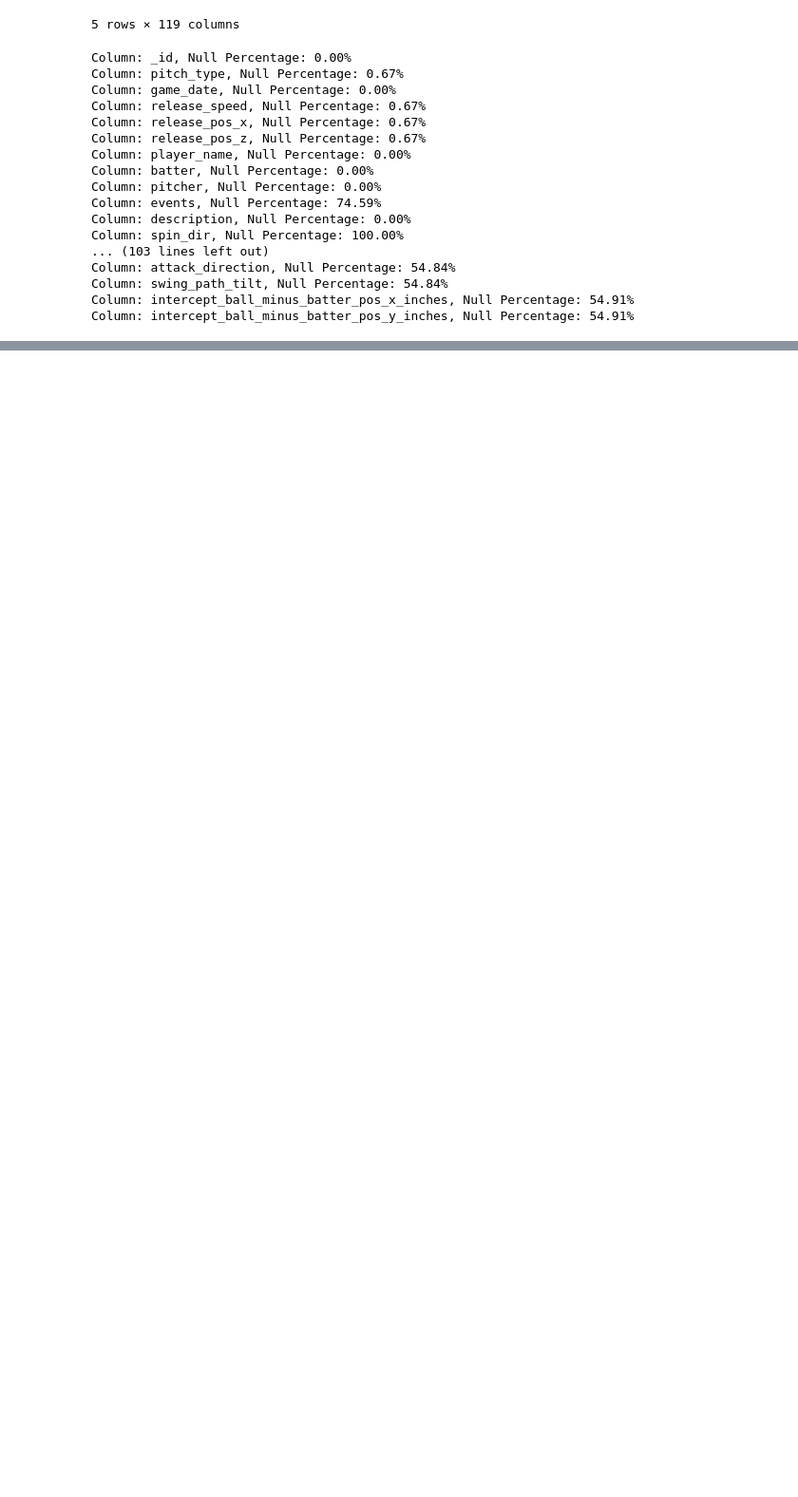
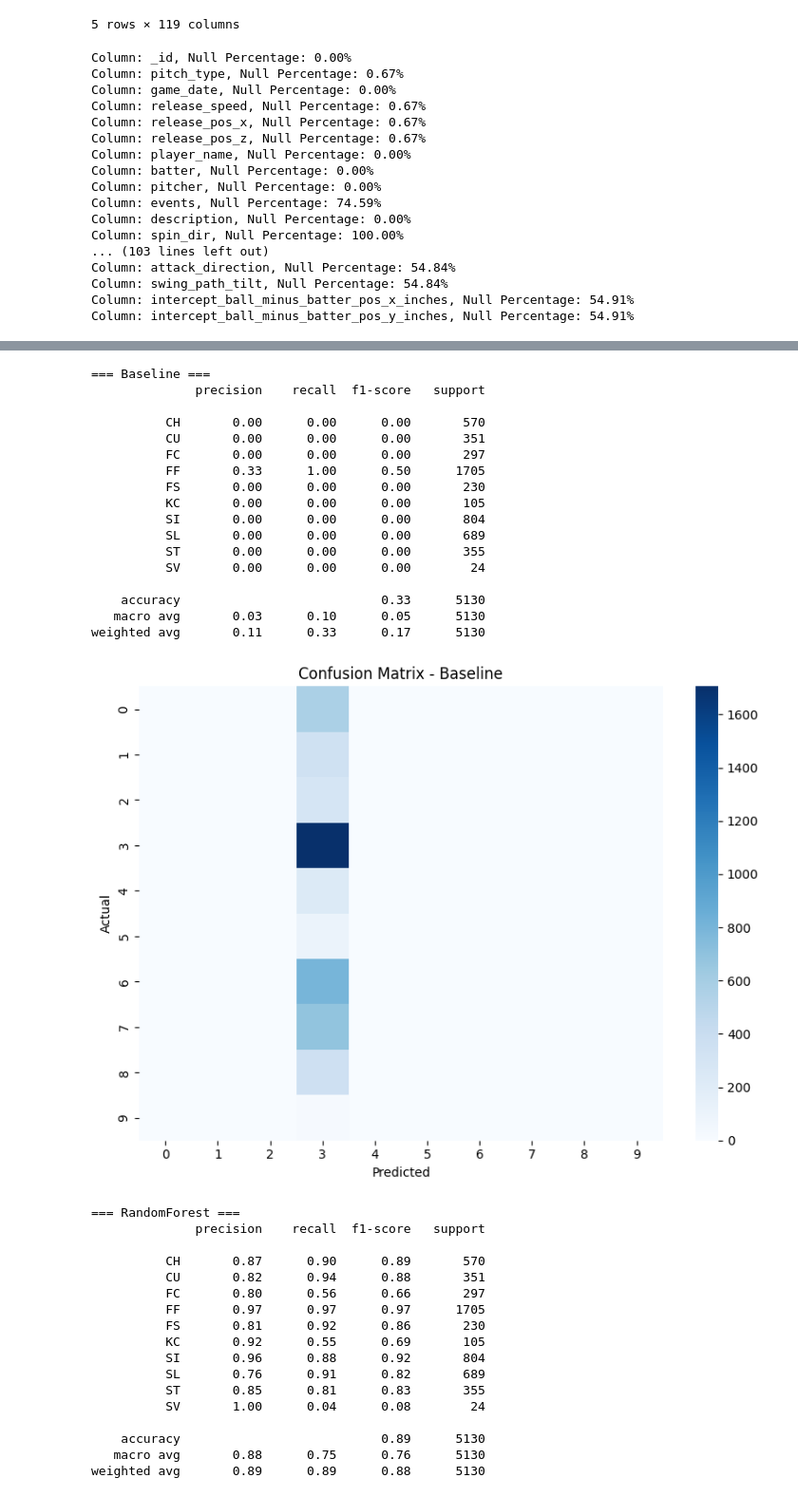
Before and after one commit to Eli-V-14/baseball-pitch-prediction-model, a Jupyter notebook: backend/data_analysis.ipynb, the cells around one changed output, grey strips where cells are left out. Shown at 95% size. Saved outputs shown, nothing was run; the diff lists cells and outputs as text; code cells hidden in the pictures; blank space fills up the shorter version.

Commit message:
Creating baseball pred model

```diff
--- a/backend/data_analysis.ipynb
+++ b/backend/data_analysis.ipynb
@@ -19,11 +45,11 @@ Installing collected packages: dnspython, pymongo
 Successfully installed dnspython-2.8.0 pymongo-4.16.0
 Note: you may need to restart the kernel to use updated packages.
 # %%
-from pymongo import MongoClient
+# Connecting to MongoDB and accessing the database and collection
+load_dotenv()
+CONNECTION_STRING = os.getenv("MONGO_CONNECTION_STRING")
 
-# Connecting to MongoDB and accessing the database and collection
-URL = f"mongodb+srv://eli-vang:k8aQiTt6wrrqSe@cluster0.1lvb0s3.mongodb.net/final_project"
-client = MongoClient(URL)
+client = MongoClient(CONNECTION_STRING)
 db = client["final_project"]
 collection = db["savant"]
 # %%
@@ -106,0 +394,51 @@ features = [
+# %%
+class_names = list(label_encoder.classes_)
+
+for model_name, y_hat in preds.items():
+    print(f"\n=== {model_name} ===")
+    print(classification_report(y_test, y_hat, target_names=class_names, zero_division=0))
+
+    cm = confusion_matrix(y_test, y_hat)
+    plt.figure(figsize=(8, 6))
+    sns.heatmap(cm, annot=False, cmap="Blues")
+    plt.title(f"Confusion Matrix - {model_name}")
+    plt.xlabel("Predicted")
+    plt.ylabel("Actual")
+    plt.tight_layout()
+    plt.show()
+# %% [output]
+=== Baseline ===
+              precision    recall  f1-score   support
+
+          CH       0.00      0.00      0.00       570
+          CU       0.00      0.00      0.00       351
+          FC       0.00      0.00      0.00       297
+          FF       0.33      1.00      0.50      1705
+          FS       0.00      0.00      0.00       230
+          KC       0.00      0.00      0.00       105
+          SI       0.00      0.00      0.00       804
+          SL       0.00      0.00      0.00       689
+          ST       0.00      0.00      0.00       355
+          SV       0.00      0.00      0.00        24
+
+    accuracy                           0.33      5130
+   macro avg       0.03      0.10      0.05      5130
+weighted avg       0.11      0.33      0.17      5130
+[figure, added]
+=== RandomForest ===
+              precision    recall  f1-score   support
+
+          CH       0.87      0.90      0.89       570
+          CU       0.82      0.94      0.88       351
+          FC       0.80      0.56      0.66       297
+          FF       0.97      0.97      0.97      1705
+          FS       0.81      0.92      0.86       230
+          KC       0.92      0.55      0.69       105
+          SI       0.96      0.88      0.92       804
+          SL       0.76      0.91      0.82       689
+          ST       0.85      0.81      0.83       355
+          SV       1.00      0.04      0.08        24
+
+    accuracy                           0.89      5130
+   macro avg       0.88      0.75      0.76      5130
+weighted avg       0.89      0.89      0.88      5130
```
Also changed, not shown: parts of 16 cells of this notebook, 5 other files.
